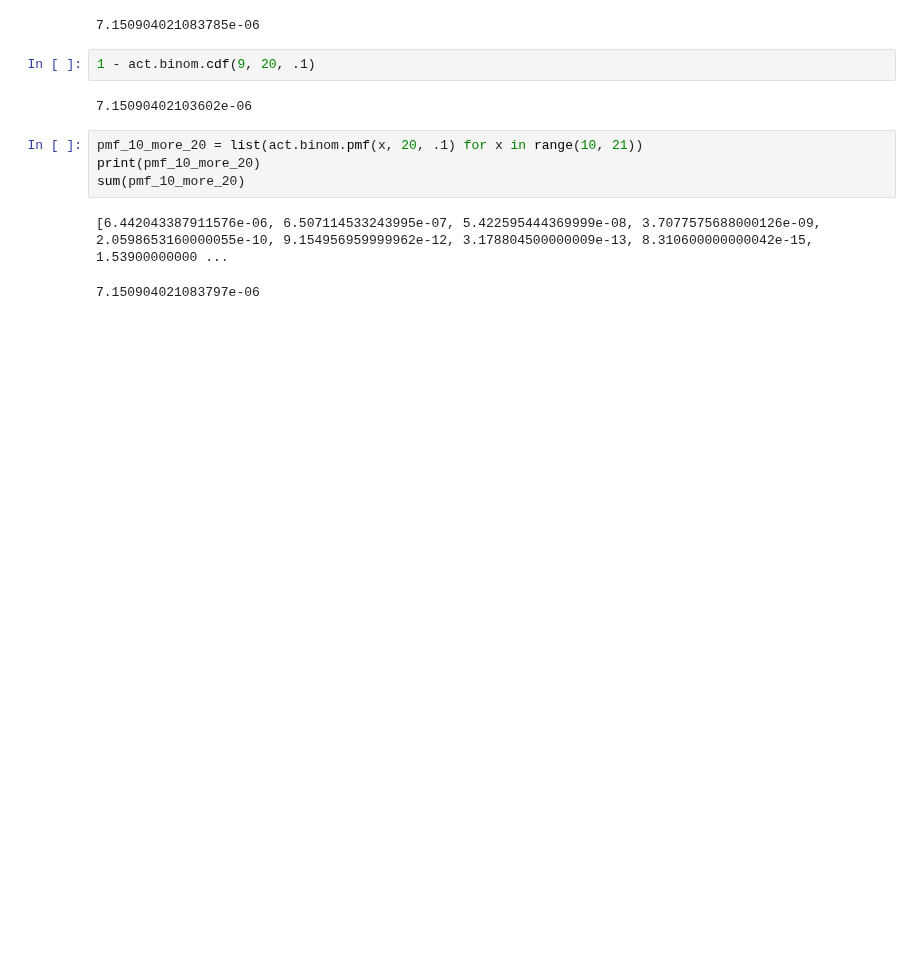
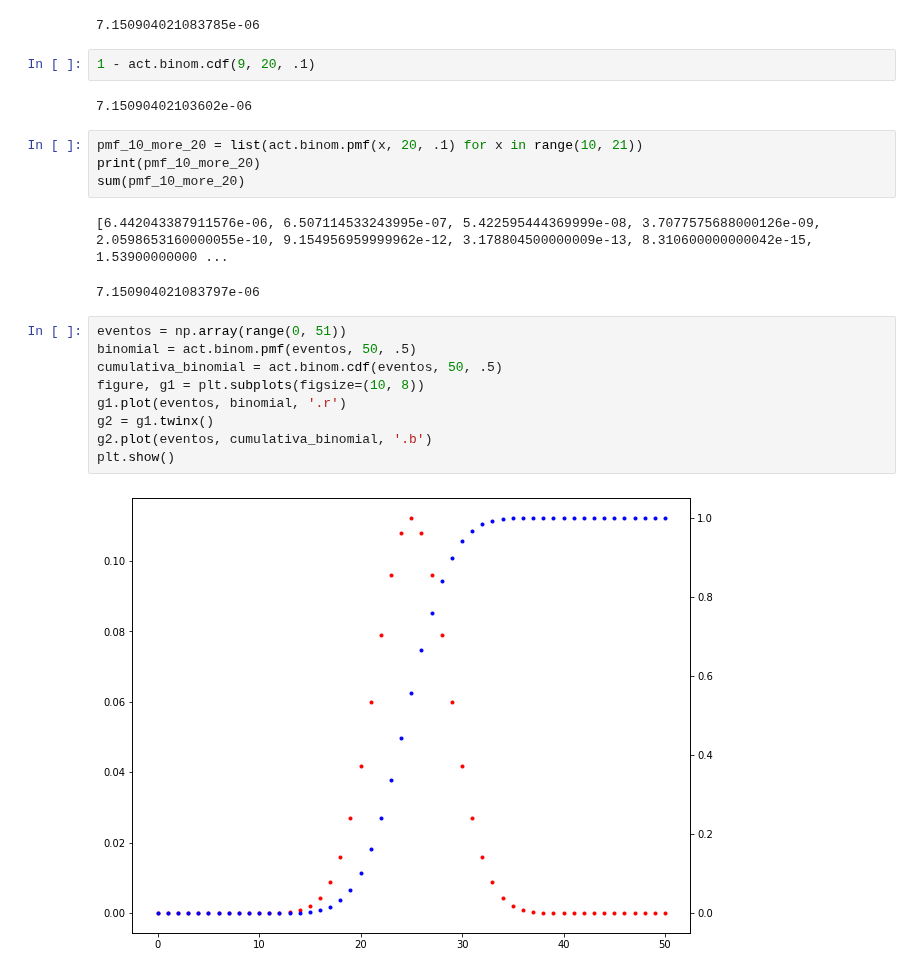
Before and after one commit to mikaelcordeiro/semanas, a Jupyter notebook: semana4/semana_4.ipynb, the cells around one changed output. Drawn from its saved outputs; the diff is of its cells as text; blank space fills up the shorter version.

Commit message:
normal approximation from binomial dist

```diff
--- a/semana4/semana_4.ipynb
+++ b/semana4/semana_4.ipynb
@@ -345,3 +345,14 @@ sum(pmf_10_more_20)
 # %% [output]
 [6.442043387911576e-06, 6.507114533243995e-07, 5.422595444369999e-08, 3.7077575688000126e-09, 2.0598653160000055e-10, 9.154956959999962e-12, 3.178804500000009e-13, 8.310600000000042e-15, 1.53900000000 ...
 7.150904021083797e-06
+# %%
+eventos = np.array(range(0, 51))
+binomial = act.binom.pmf(eventos, 50, .5)
+cumulativa_binomial = act.binom.cdf(eventos, 50, .5)
+figure, g1 = plt.subplots(figsize=(10, 8))
+g1.plot(eventos, binomial, '.r')
+g2 = g1.twinx()
+g2.plot(eventos, cumulativa_binomial, '.b')
+plt.show()
+# %% [output]
+[figure, added]
```
Also changed, not shown: parts of 14 cells of this notebook.
